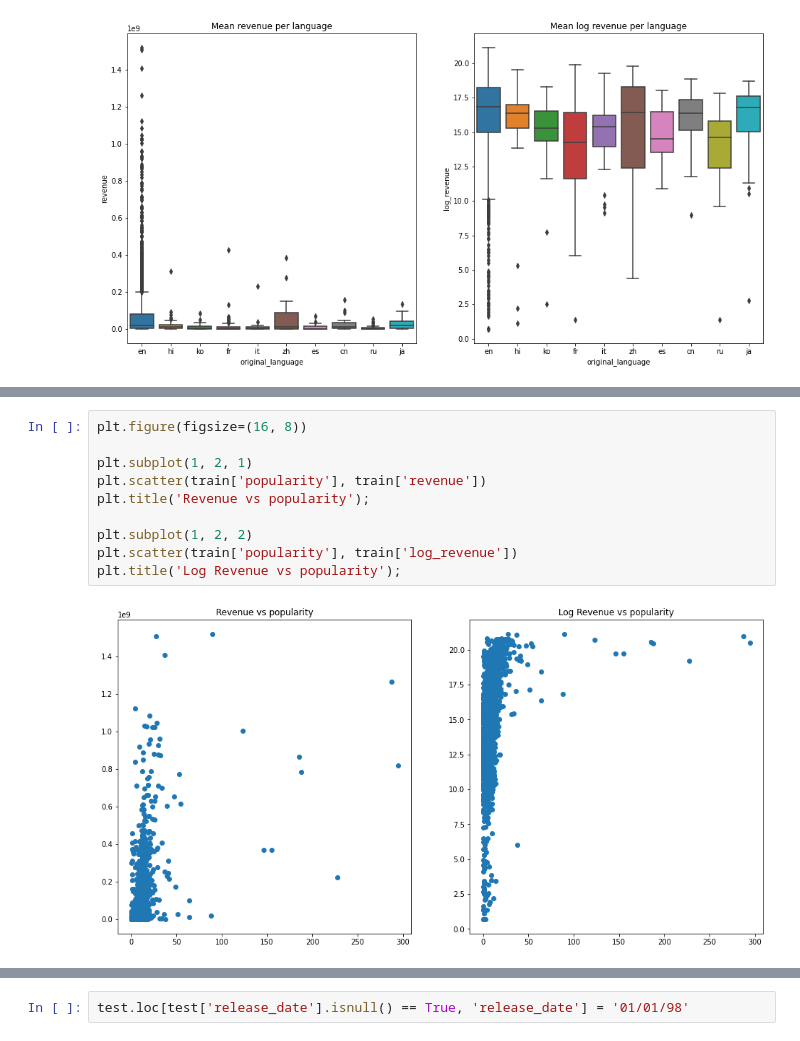
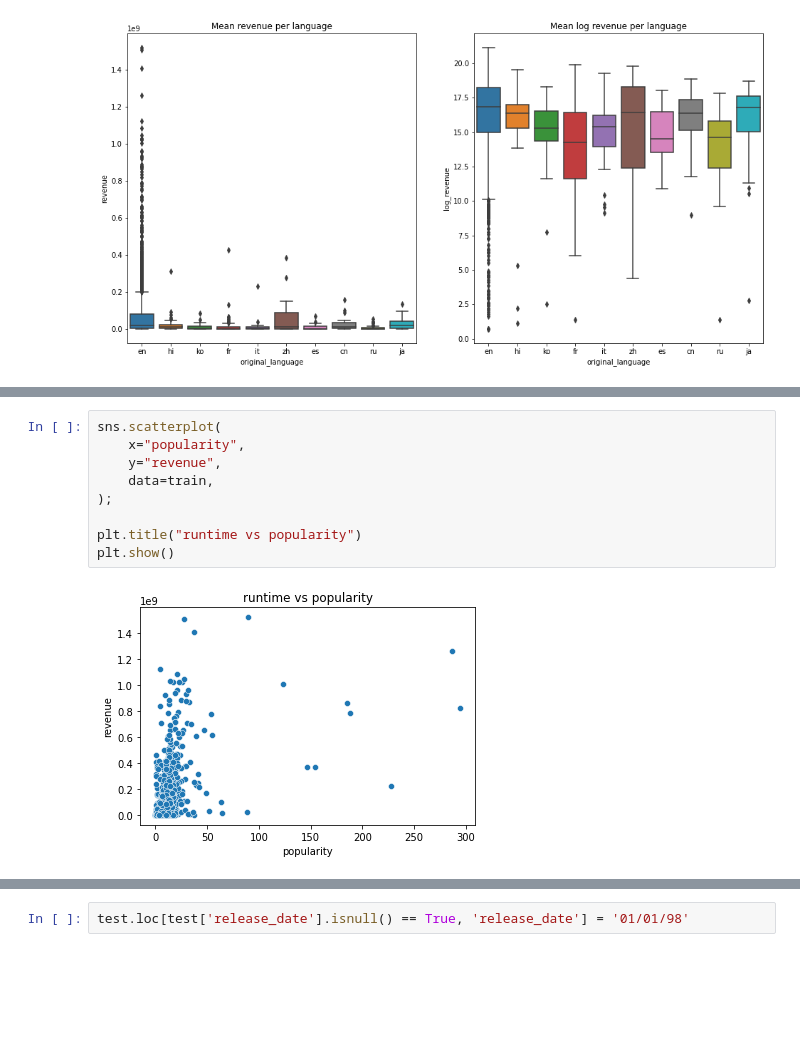
Before and after one commit to akiabe/kaggle_tmdb-box-office, a Jupyter notebook: notebooks/EDA_FeatEng_and_Modeling.ipynb, the cells around one changed output, grey strips where cells are left out. Cells and saved outputs as stored; diff of their text form; blank space fills up the shorter version.

```diff
--- a/notebooks/EDA_FeatEng_and_Modeling.ipynb
+++ b/notebooks/EDA_FeatEng_and_Modeling.ipynb
@@ -782,12 +782,11 @@ plt.show()
-# %%
-plt.figure(figsize=(16, 8))
-
-plt.subplot(1, 2, 1)
-plt.scatter(train['popularity'], train['revenue'])
-plt.title('Revenue vs popularity');
-
-plt.subplot(1, 2, 2)
-plt.scatter(train['popularity'], train['log_revenue'])
-plt.title('Log Revenue vs popularity');
-# %% [output]
-[figure, removed]
+# %%
+sns.scatterplot(
+    x="popularity",
+    y="revenue",
+    data=train,
+);
+
+plt.title("runtime vs popularity")
+plt.show()
+# %% [output]
+[figure, added]
```
Also changed, not shown: parts of 44 cells of this notebook.
